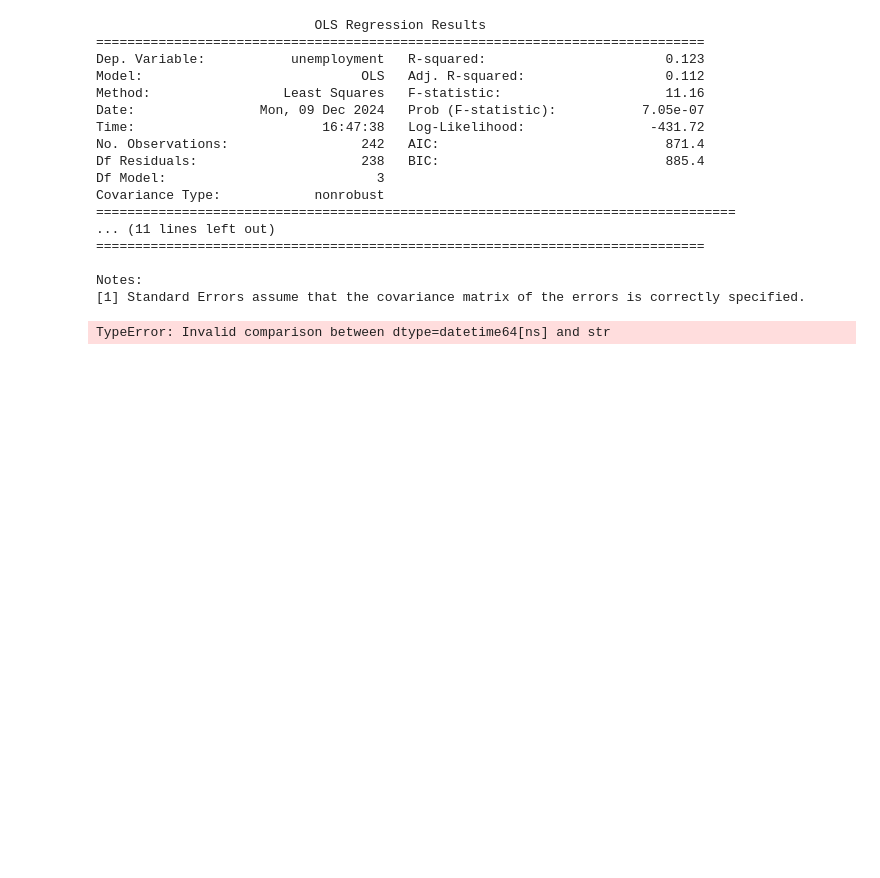
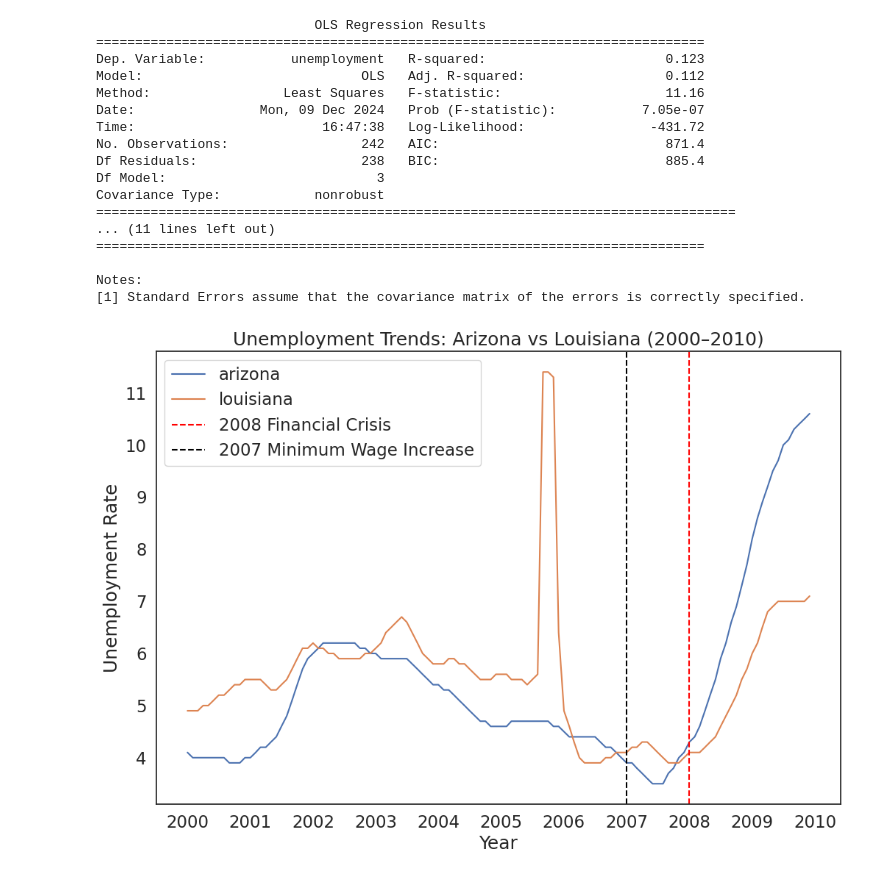
Before and after one commit to Geoschmitz/QM2, a Jupyter notebook: notebooks/W08. Diff-in-Diff.ipynb, the cells around one changed output. Saved outputs shown, nothing was run; the diff lists cells and outputs as text; code cells hidden in the pictures; blank space fills up the shorter version.

```diff
--- a/notebooks/W08. Diff-in-Diff.ipynb
+++ b/notebooks/W08. Diff-in-Diff.ipynb
@@ -416,32 +416,14 @@ Covariance Type:            nonrobust
 
 Notes:
 [1] Standard Errors assume that the covariance matrix of the errors is correctly specified.
-# %%
-models=[]
-names=[]
-
-for window in range(1,10):
-    did=df_s[(df_s['date']>=str(2007-window)+'2007-01-01') & (df_s['date']<=str(2010+window)+'2010-01-01') & df_s['state'].isin(['arizona', 'louisiana'])]
-    did['post']=np.where(did['date']>='2007-01-01',1,0)
-    did['treatment']=np.where(did['state']=='arizona',1,0)
-    did['post_treatment']=did['post']*did['treatment']
-    did_model = ols('unemployment ~gdp + post + treatment + post_treatment', did).fit()
-
-    models.append(did_model)
-    names.append('± '+str(window)+' Year')
-
-table=summary_col(models, stars=True, float_format='%0.3f', model_names=names, info_dict = {"N":lambda x: "{0:d}".format(int(x.nobs))})
-
-print(table)
-
-pre_treatment = did[did['date'] < '2007-01-01']
-
-sns.lineplot(data=pre_treatment, x='date', y='unemployment', hue='state')
-plt.title('Pre-Treatment Trends: Unemployment in Arizona and Louisiana')
-plt.axvline(pd.to_datetime('2007-01-01'), color='black', linestyle='--', label='Treatment Start (2007)')
-plt.xlabel('Year')
-plt.ylabel('Unemployment Rate')
-plt.legend()
-plt.show()
-# %% [output]
-TypeError: Invalid comparison between dtype=datetime64[ns] and str
+# %%
+sns.lineplot(data=did2, x='date', y='unemployment', hue='state')
+plt.axvline(pd.to_datetime('2008-01-01'), color='red', linestyle='--', label='2008 Financial Crisis')
+plt.axvline(pd.to_datetime('2007-01-01'), color='black', linestyle='--', label='2007 Minimum Wage Increase')
+plt.title('Unemployment Trends: Arizona vs Louisiana (2000–2010)')
+plt.xlabel('Year')
+plt.ylabel('Unemployment Rate')
+plt.legend()
+plt.show()
+# %% [output]
+[figure, added]
```
Also changed, not shown: parts of 2 cells of this notebook.
